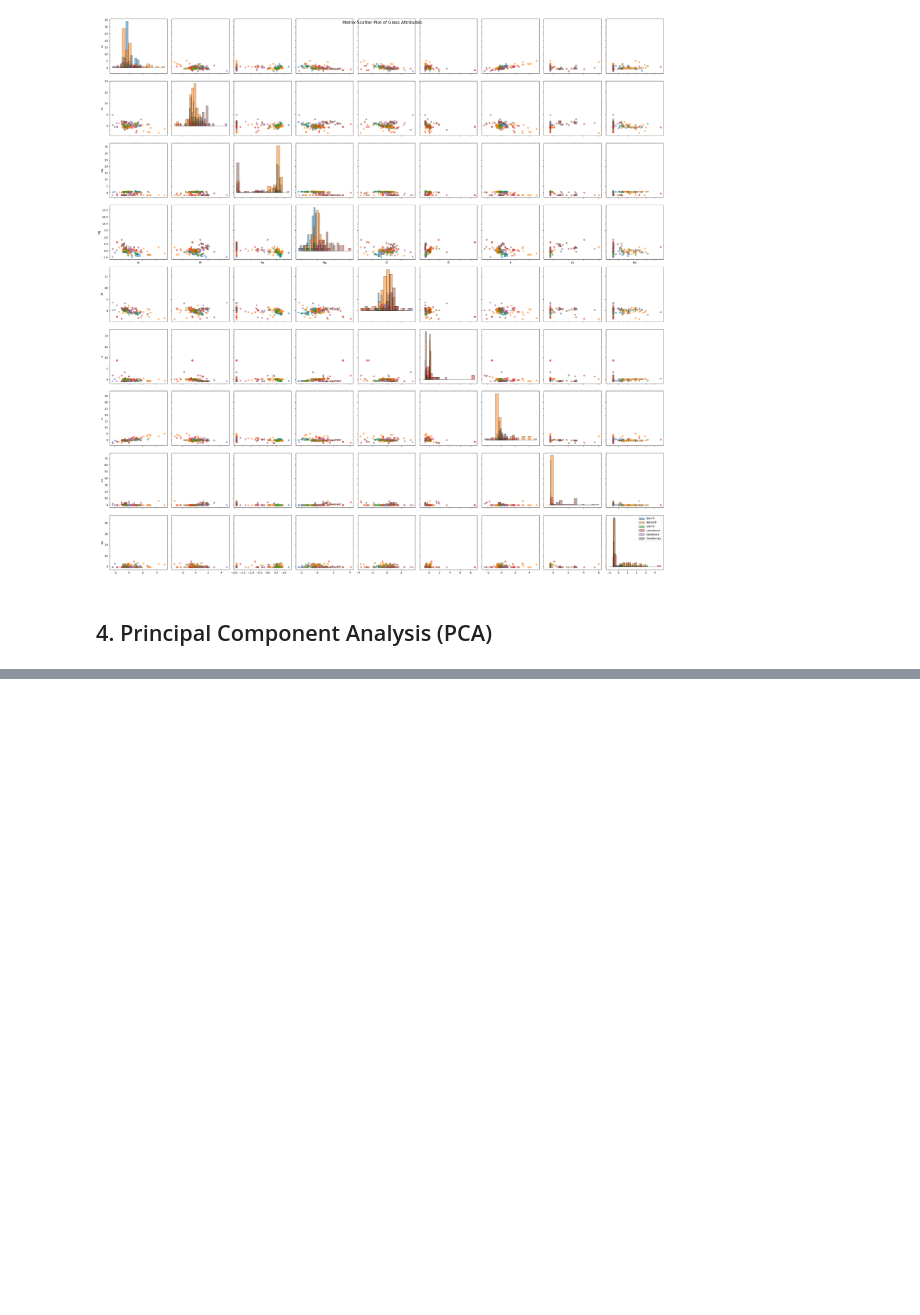
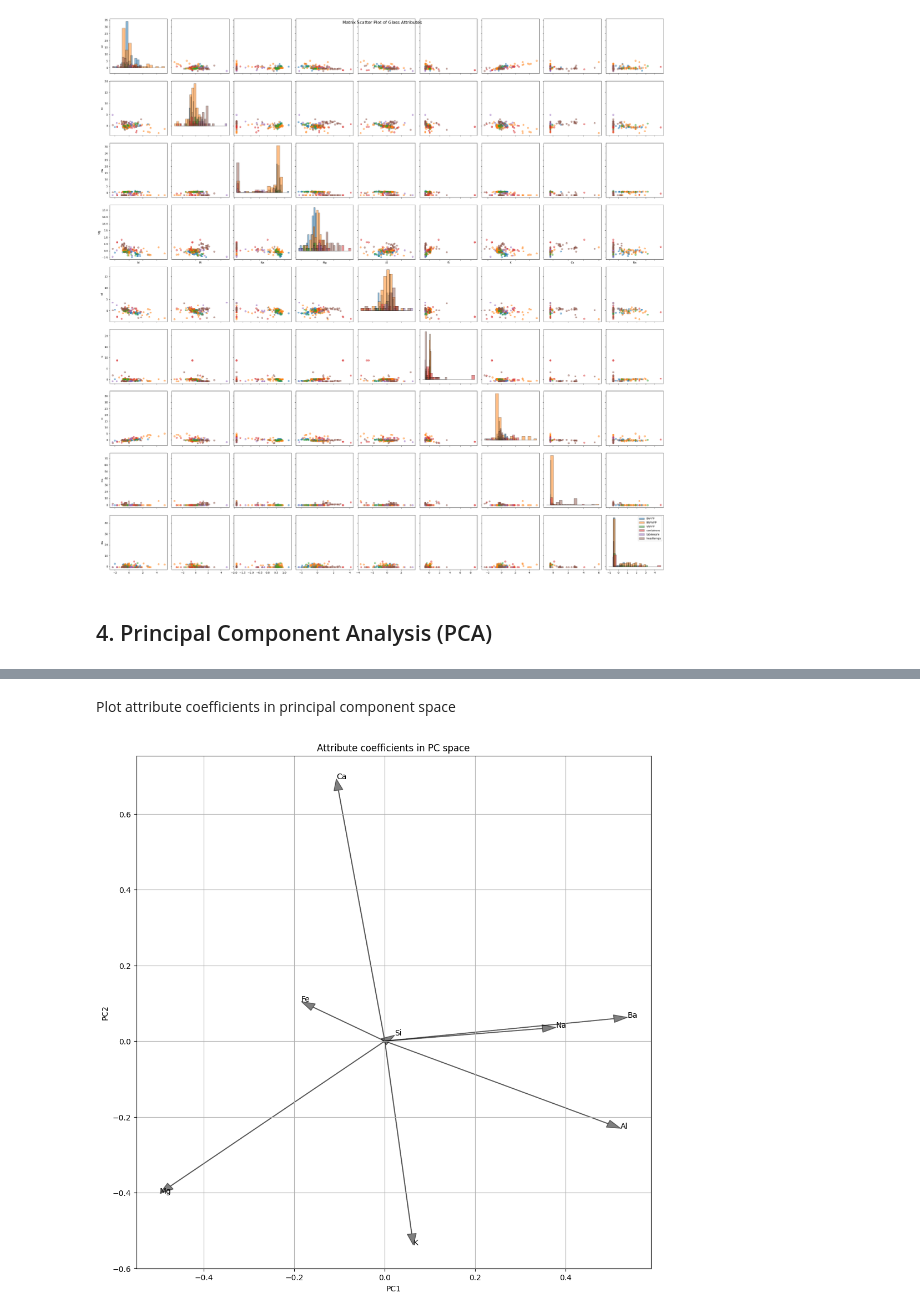
Before and after one commit to schependom/DTU_machine-learning-projects, a Jupyter notebook: Project 1/src/main.ipynb, the cells around one changed output, grey strips where cells are left out. Saved outputs shown, nothing was run; the diff lists cells and outputs as text; code cells hidden in the pictures; blank space fills up the shorter version.

```diff
--- a/Project 1/src/main.ipynb
+++ b/Project 1/src/main.ipynb
@@ -315,0 +445,20 @@ plt.show()
+# %% [markdown]
+Plot attribute coefficients in principal component space
+# %%
+indices = (0, 1) # which principal components to plot
+
+fig = plt.figure(figsize=(10, 10))
+plt.title("Attribute coefficients in PC space")
+
+for attr_idx, attr_name in enumerate(Xes.columns):
+    # Plot an arrow for each attribute, add a label
+    plt.arrow(0, 0, V[attr_idx, indices[0]], V[attr_idx, indices[1]], color='black', alpha=0.5, head_width=0.02, length_includes_head=True)
+    plt.text(V[attr_idx, indices[0]], V[attr_idx, indices[1]], attr_name)
+
+plt.grid()
+plt.tight_layout()
+plt.xlabel(f"PC{indices[0]+1}")
+plt.ylabel(f"PC{indices[1]+1}")
+plt.show()
+# %% [output]
+[figure, added]
```
Also changed, not shown: parts of 18 cells of this notebook, 7 other files.
